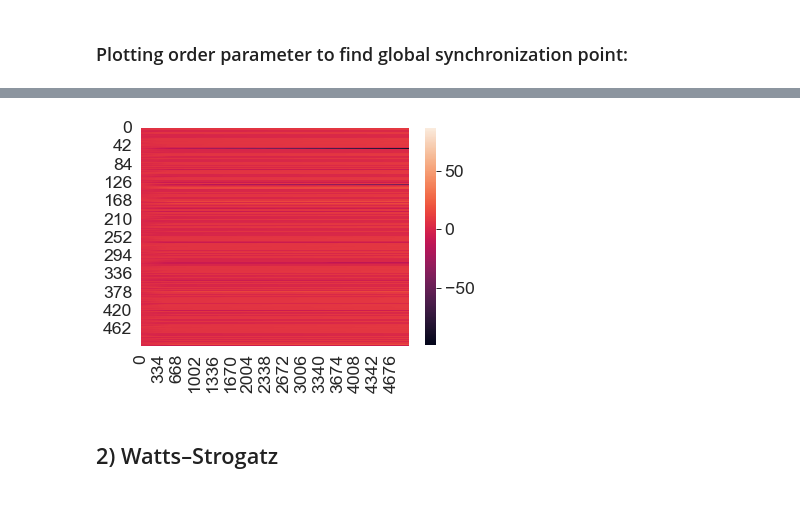
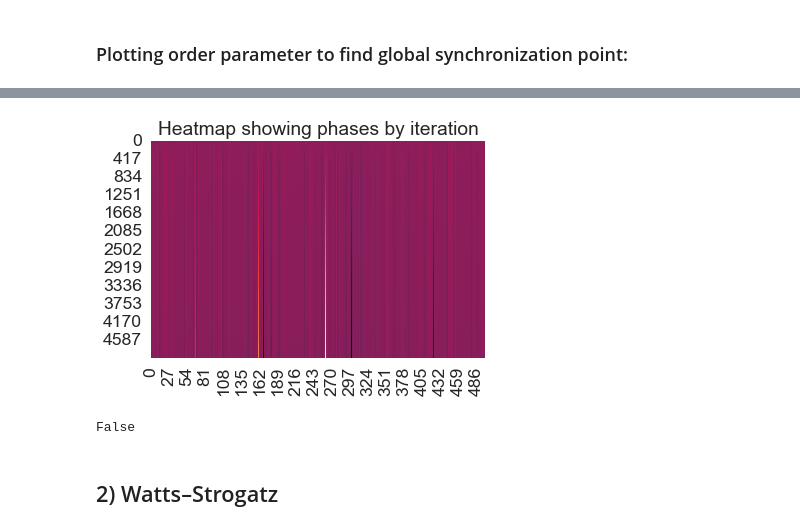
Before and after one commit to BryaneX455/reu2022, a Jupyter notebook: Kuramoto Model/kuramoto.ipynb, the cells around one changed output, grey strips where cells are left out. Cells and saved outputs as stored; diff of their text form; code cells hidden in the pictures; blank space fills up the shorter version.

```diff
--- a/Kuramoto Model/kuramoto.ipynb
+++ b/Kuramoto Model/kuramoto.ipynb
@@ -76,7 +76,11 @@ True
 # %%
-sns.heatmap(sim);
+plot_heatmap(sim);
 # %% [output]
-[figure, old version]
+[figure, new version]
+# %%
+Kuramoto.concentrated
+# %% [output]
+False
 # %% [markdown]
 ## 2) Watts–Strogatz
 # %% [markdown]
```
Also changed, not shown: parts of 8 cells of this notebook, 2 other files.
